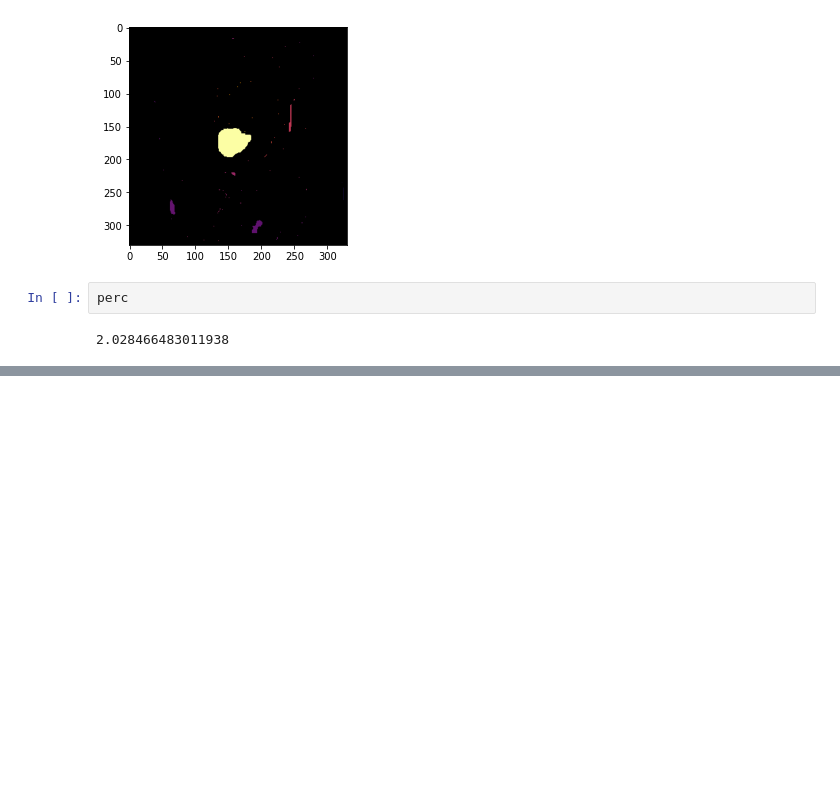
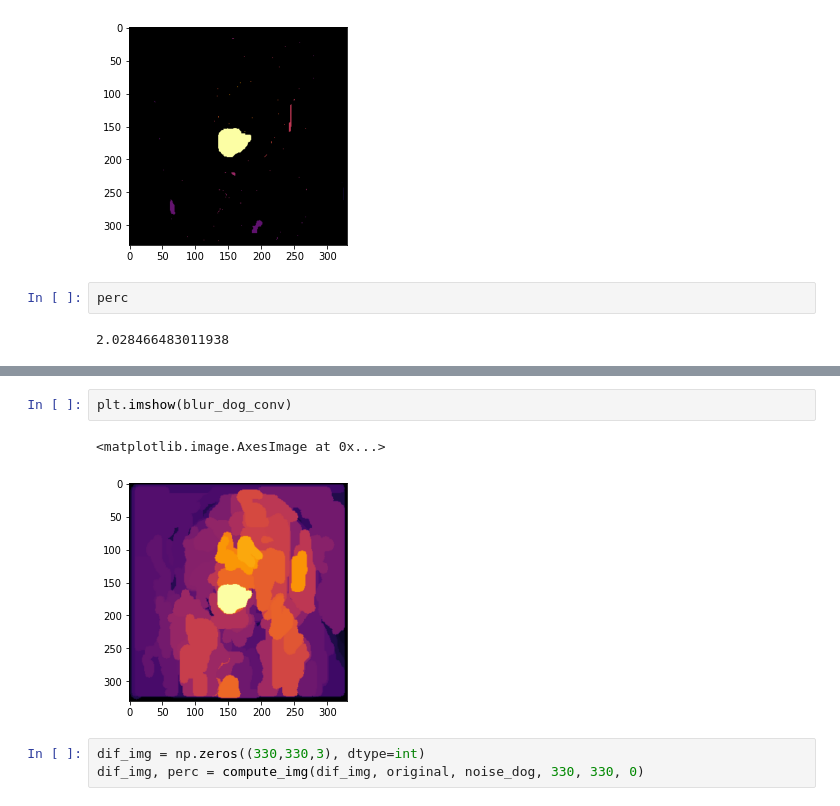
Before and after one commit to CMU-Vis-2021/Insightful-Saliency-Maps, a Jupyter notebook: AvgImg.ipynb, the cells around one changed output, grey strips where cells are left out. Cells and saved outputs as stored; diff of their text form; blank space fills up the shorter version.

```diff
--- a/AvgImg.ipynb
+++ b/AvgImg.ipynb
@@ -413,0 +439,8 @@ perc
+# %%
+plt.imshow(blur_dog_conv)
+# %% [output]
+<matplotlib.image.AxesImage at 0x...>
+[figure, added]
+# %%
+dif_img = np.zeros((330,330,3), dtype=int)
+dif_img, perc = compute_img(dif_img, original, noise_dog, 330, 330, 0)
```
Also changed, not shown: parts of 16 cells of this notebook, 3 other files.
